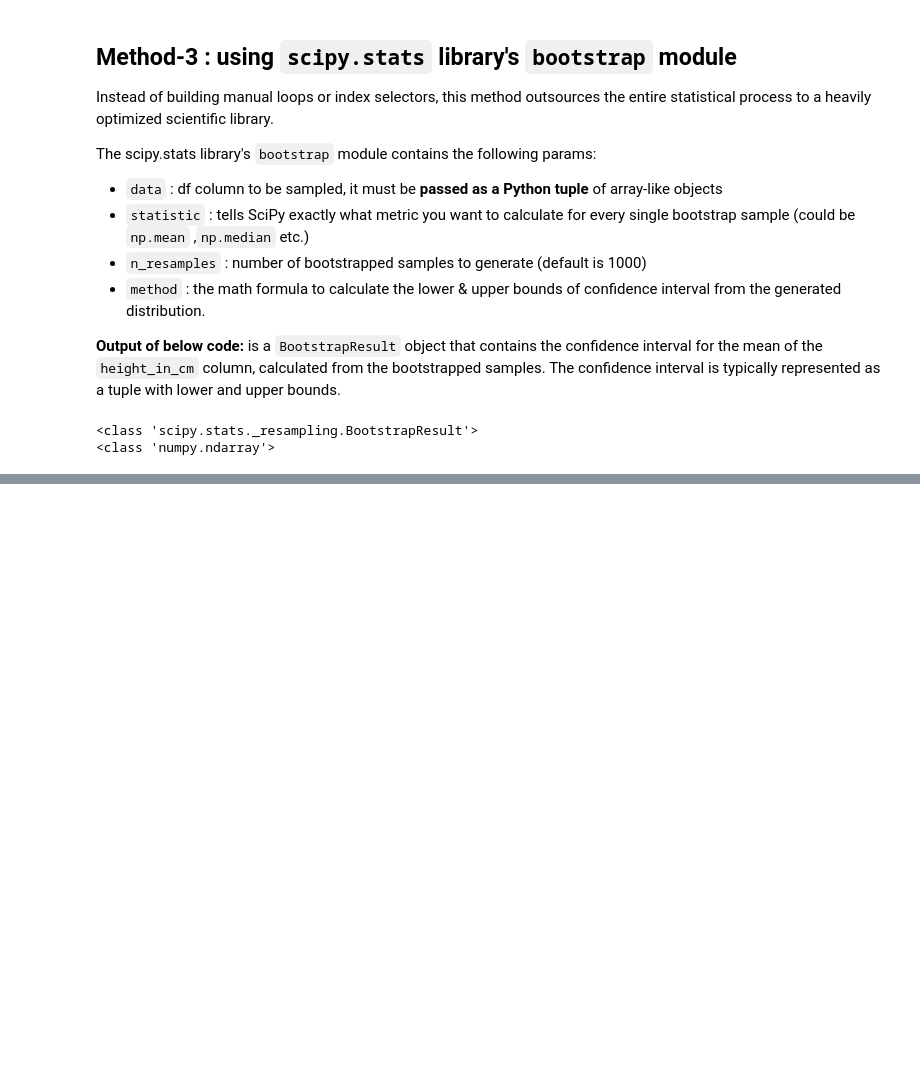
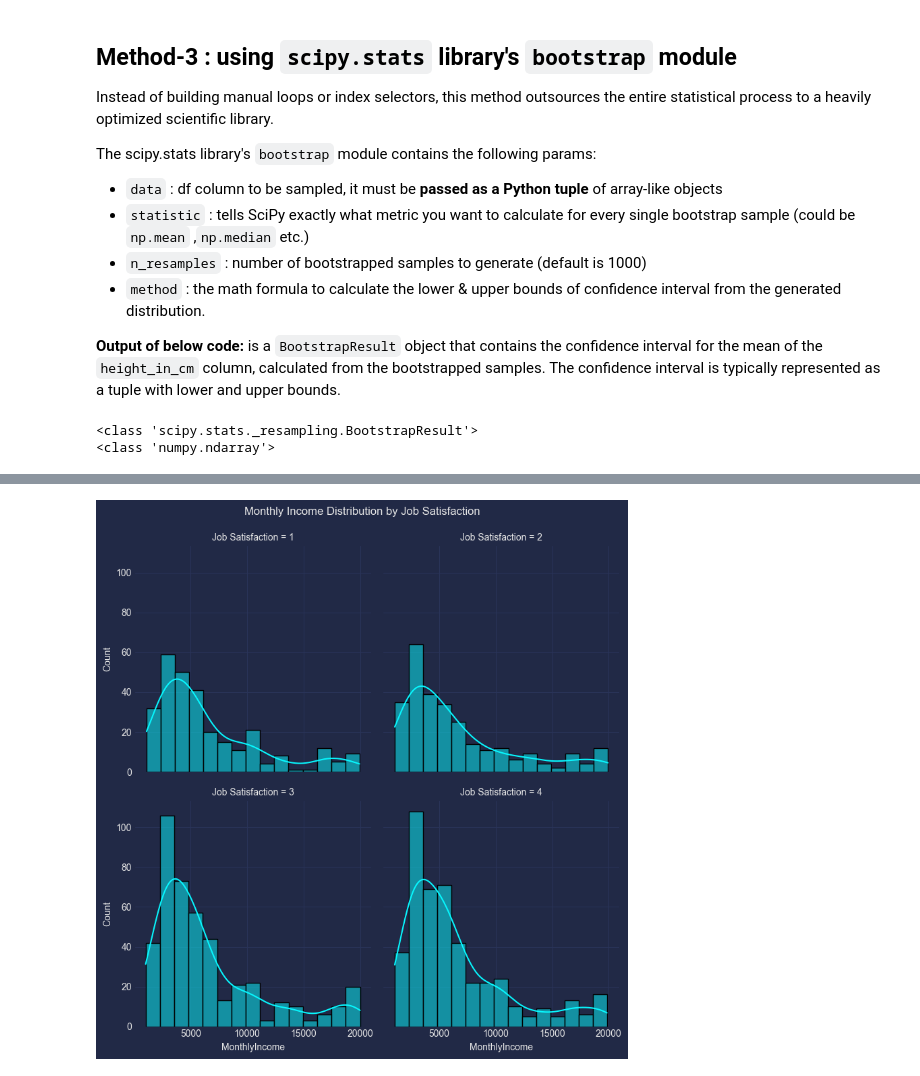
Before and after one commit to abhijeet-bhambere/python-ml-trail, a Jupyter notebook: ml_revision_1.ipynb, the cells around one changed output, grey strips where cells are left out. Drawn from its saved outputs; the diff is of its cells as text; code cells hidden in the pictures; blank space fills up the shorter version.

```diff
--- a/ml_revision_1.ipynb
+++ b/ml_revision_1.ipynb
@@ -354,0 +538,10 @@ A hypothesis test usually consists of 4 parts:
+# %%
+g = sns.FacetGrid(ibmhr_df, col='JobSatisfaction', col_wrap=2, height=4)
+
+g.map_dataframe(sns.histplot, x='MonthlyIncome', bins=15, kde=True)
+
+g.set_titles("Job Satisfaction = {col_name}")
+g.figure.suptitle("Monthly Income Distribution by Job Satisfaction", y=1.03)
+plt.show()
+# %% [output]
+[figure, added]
```
Also changed, not shown: parts of 31 cells of this notebook.
